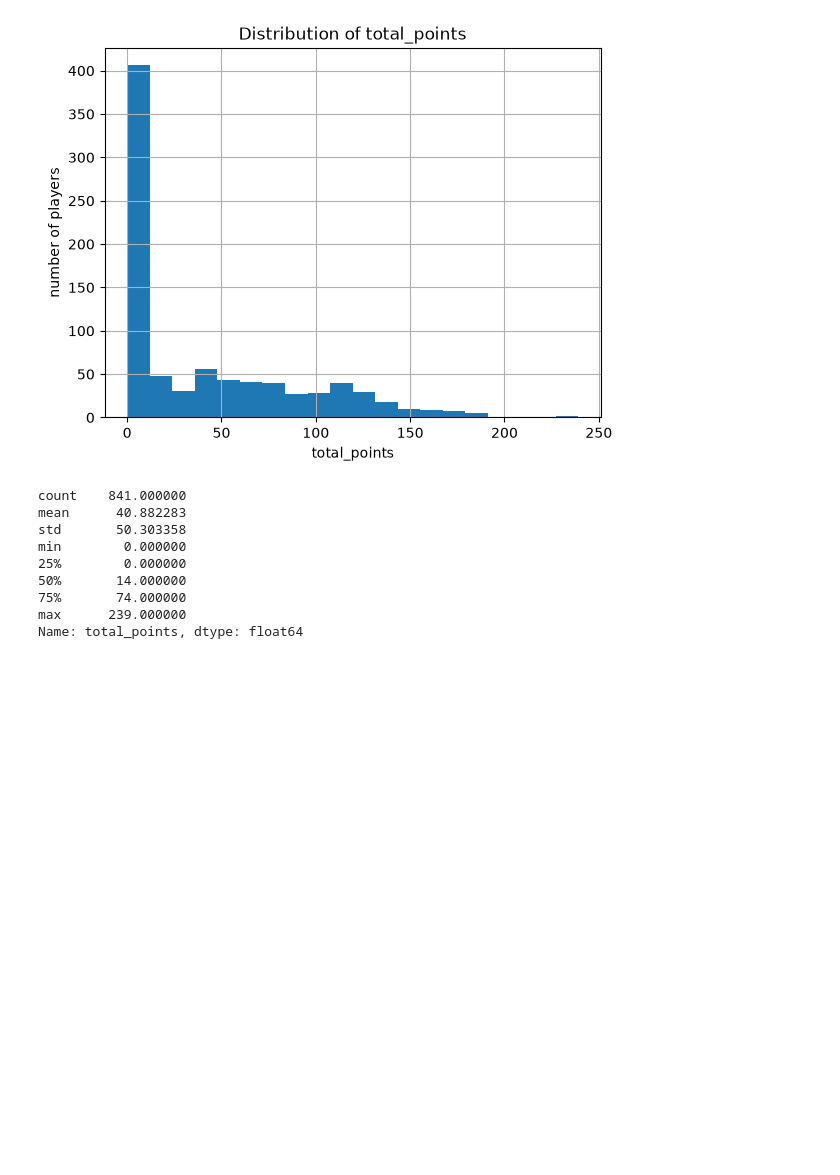
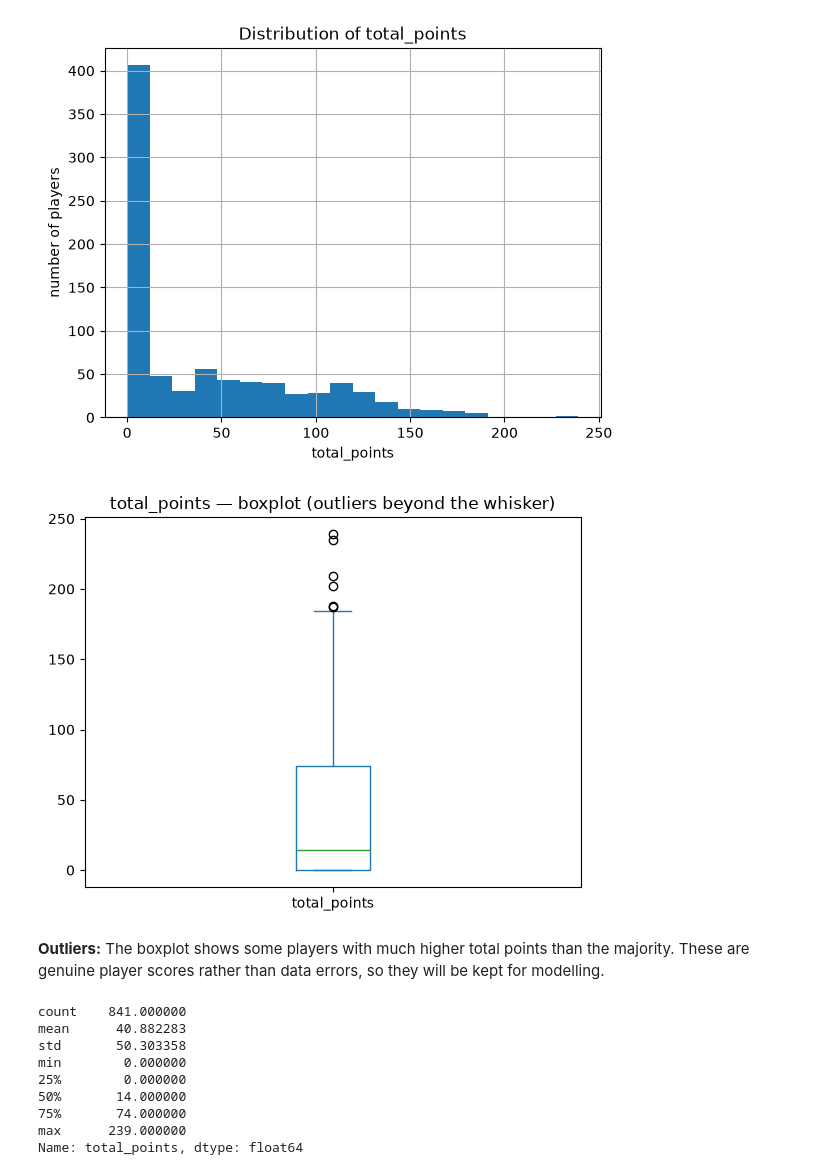
Before and after one commit to Mossyoneill5/CT4101_ML_FPL_Project, a Jupyter notebook: notebooks/01_exploration.ipynb, the cells around one changed output. Drawn from its saved outputs; the diff is of its cells as text; code cells hidden in the pictures; blank space fills up the shorter version.

Commit message:
Add outlier check (boxplot) to exploration notebook

```diff
--- a/notebooks/01_exploration.ipynb
+++ b/notebooks/01_exploration.ipynb
@@ -110,6 +110,14 @@ plt.title("Distribution of total_points")
 plt.show()
 # %% [output]
 [figure]
+# %%
+df["total_points"].plot.box()
+plt.title("total_points — boxplot (outliers beyond the whisker)")
+plt.show()
+# %% [output]
+[figure, added]
+# %% [markdown]
+**Outliers:** The boxplot shows some players with much higher total points than the majority. These are genuine player scores rather than data errors, so they will be kept for modelling.
 # %%
 df["total_points"].describe()
 # %% [output]
```
